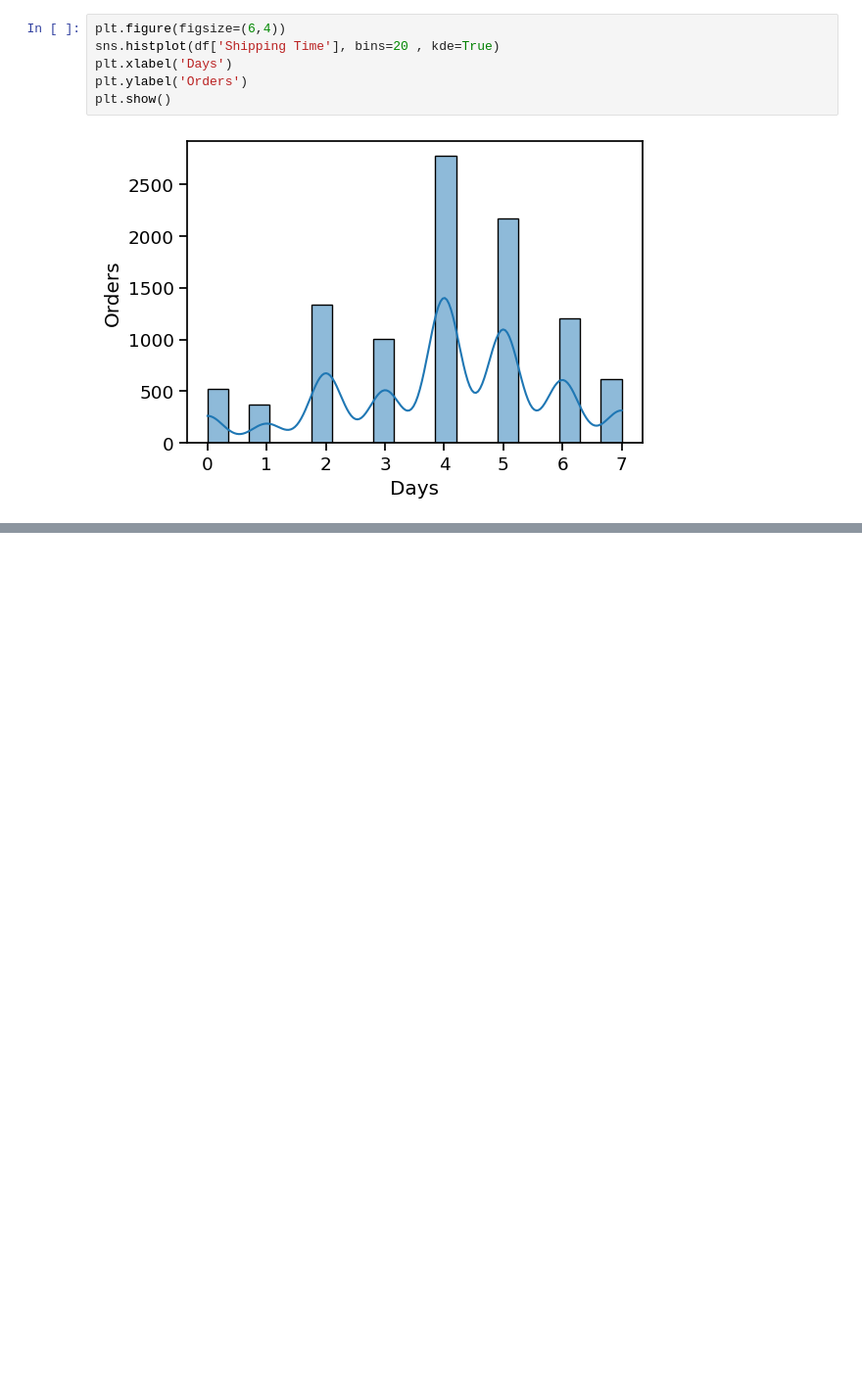
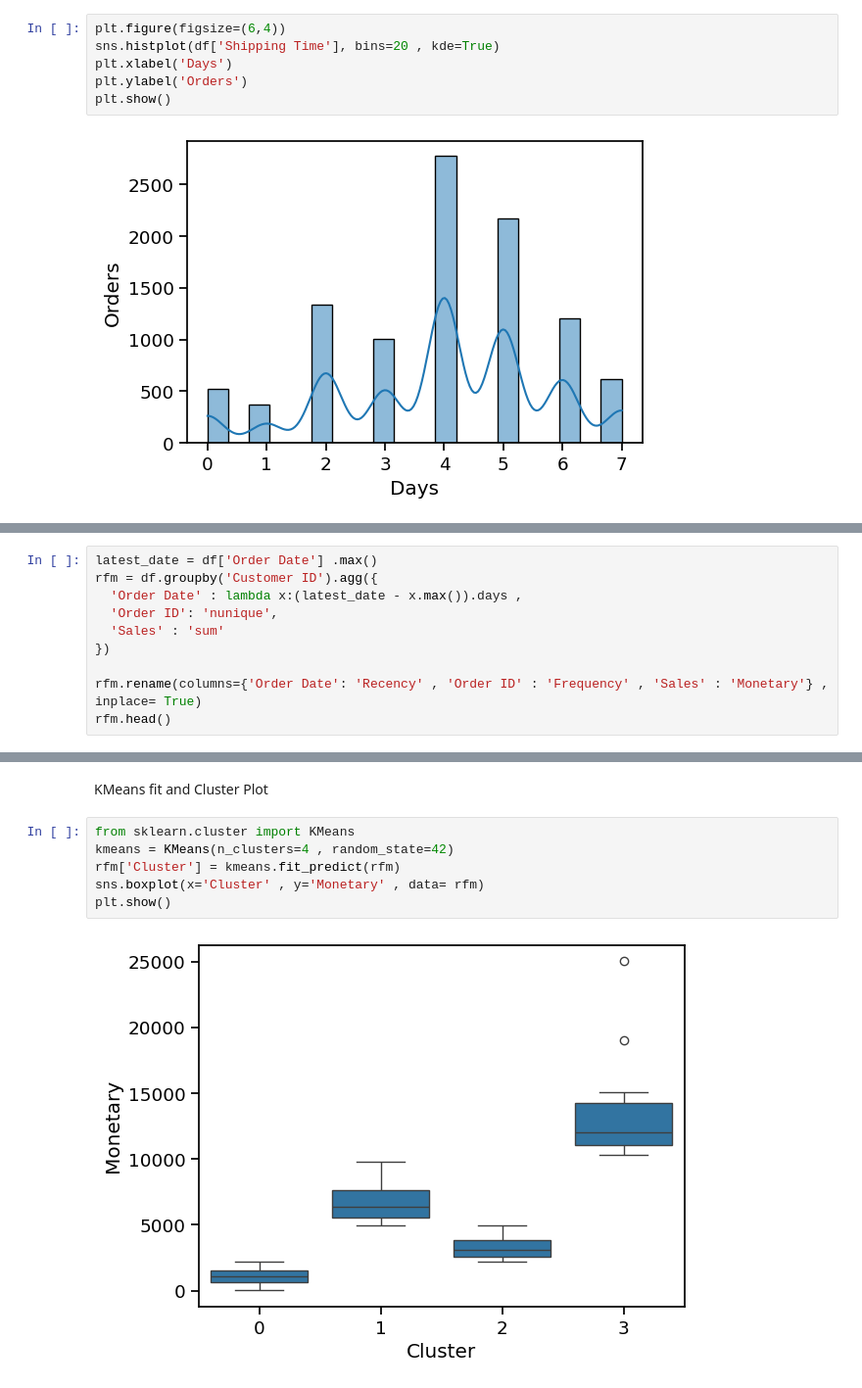
Before and after one commit to ar3haa/Data-Analysis-For-Superstore-Dataset, a Jupyter notebook: dat_analysis_superstore_dataset.ipynb, the cells around one changed output, grey strips where cells are left out. Shown at 98% size. Saved outputs shown, nothing was run; the diff lists cells and outputs as text; blank space fills up the shorter version.

```diff
--- a/dat_analysis_superstore_dataset.ipynb
+++ b/dat_analysis_superstore_dataset.ipynb
@@ -393,0 +398,10 @@ plt.show()
+# %%
+latest_date = df['Order Date'] .max()
+rfm = df.groupby('Customer ID').agg({
+  'Order Date' : lambda x:(latest_date - x.max()).days ,
+  'Order ID': 'nunique',
+  'Sales' : 'sum'
+})
+
+rfm.rename(columns={'Order Date': 'Recency' , 'Order ID' : 'Frequency' , 'Sales' : 'Monetary'} , inplace= True)
+rfm.head()
@@ -393,0 +416,10 @@ plt.show()
+# %% [markdown]
+KMeans fit and Cluster Plot
+# %%
+from sklearn.cluster import KMeans
+kmeans = KMeans(n_clusters=4 , random_state=42)
+rfm['Cluster'] = kmeans.fit_predict(rfm)
+sns.boxplot(x='Cluster' , y='Monetary' , data= rfm)
+plt.show()
+# %% [output]
+[figure, added]
```
Also changed, not shown: parts of 5 cells of this notebook.
